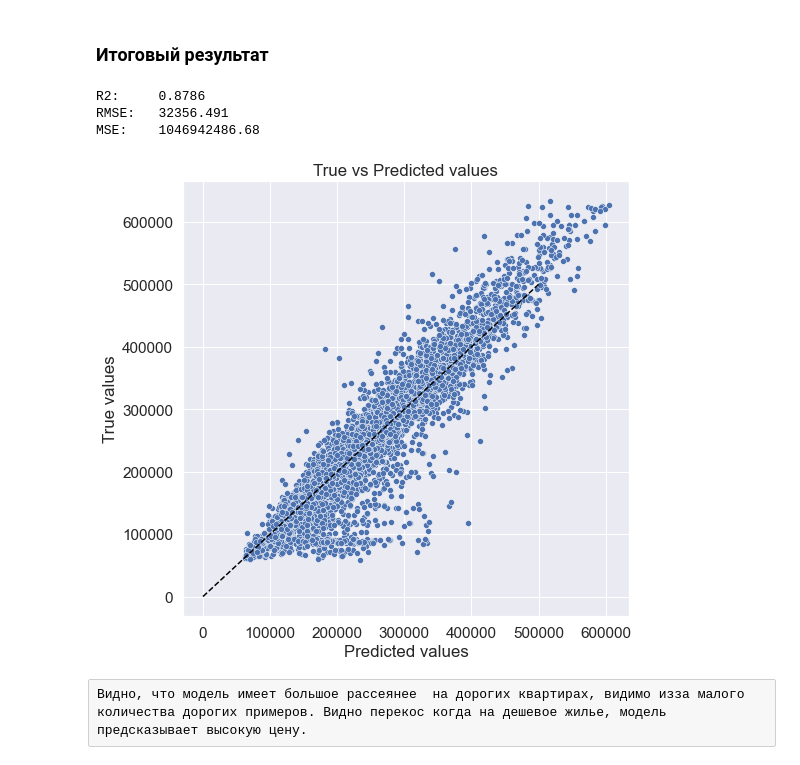
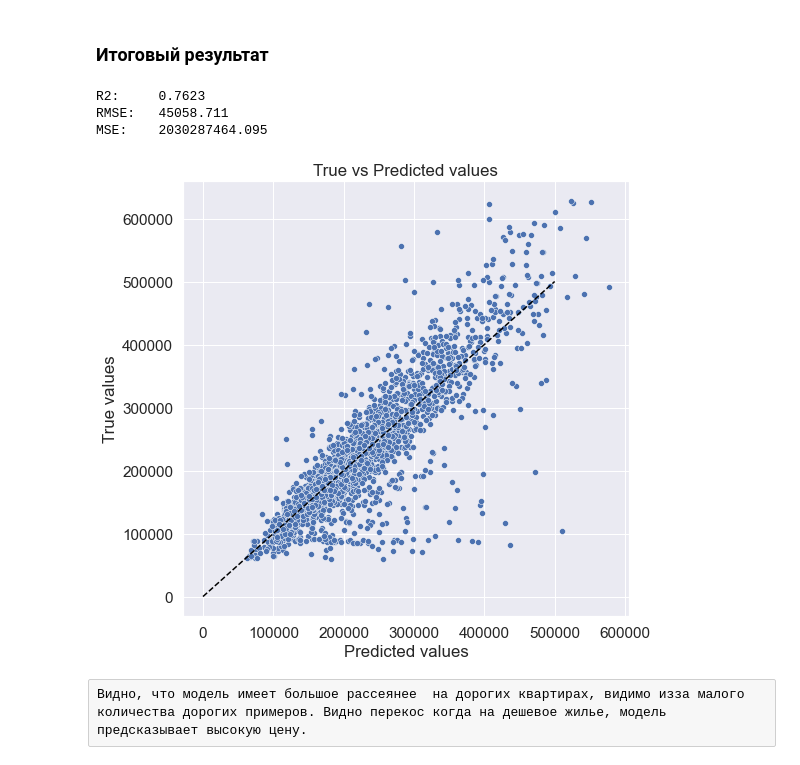
Before and after one commit to IvanKurkov/DS_Libs, a Jupyter notebook: CW_prepare/IKurkov_Solution(7).ipynb, the cells around one changed output. Cells and saved outputs as stored; diff of their text form; code cells hidden in the pictures.

```diff
--- a/CW_prepare/IKurkov_Solution(7).ipynb
+++ b/CW_prepare/IKurkov_Solution(7).ipynb
@@ -188,6 +188,8 @@ X_train, y_train = df.drop("Price", axis = 1), df["Price"]
 # %%
 X_test = pd.read_csv(TEST_DATASET_PATH)
 IKurkov_predictions = pd.DataFrame(X_test['Id']) # для того, чтоб потом можно было получить ID, Price для выгрузки ответов.
+# %%
+X_train, X_valid, y_train, y_valid = train_test_split(X_train, y_train, test_size=0.3, random_state=47)
 # %%
 X_train.describe()
 # %% [output]
@@ -428,6 +430,8 @@ def x_test_prepare(X_test_prepare, medians):
     return X_test_prepare
 # %%
 X_test = x_test_prepare(X_test, medians)
+# %%
+X_valid = x_test_prepare(X_valid, medians)
 # %% [markdown]
 ### Обучаем модель
 # %% [markdown]
@@ -462,7 +466,8 @@ GradientBoostingRegressor(criterion='mse', max_depth=6, max_features=5,
                           min_samples_leaf=10, n_estimators=200,
                           random_state=42)
 # %%
-y_pred = gb_model.predict(X_train)
+y_pred = gb_model.predict(X_valid)
+y_pred = gb_model.predict(X_valid)
 # %%
 def evaluate_preds(true_values, pred_values, save=False):
 
@@ -484,12 +489,12 @@ def evaluate_preds(true_values, pred_values, save=False):
 # %% [markdown]
 ### Итоговый результат
 # %%
-evaluate_preds(y_train, y_pred)
+evaluate_preds(y_valid, y_pred)
 # %% [output]
-R2:     0.8786
-RMSE:   32356.491
-MSE:    1046942486.68
+R2:     0.7623
+RMSE:   45058.711
+MSE:    2030287464.095
-[figure, old version]
+[figure, new version]
 # %% [raw]
 Видно, что модель имеет большое рассеянее  на дорогих квартирах, видимо изза малого количества дорогих примеров. Видно перекос когда на дешевое жилье, модель предсказывает высокую цену.
 # %%
```
Also changed, not shown: parts of 10 cells of this notebook, 6 other files.
